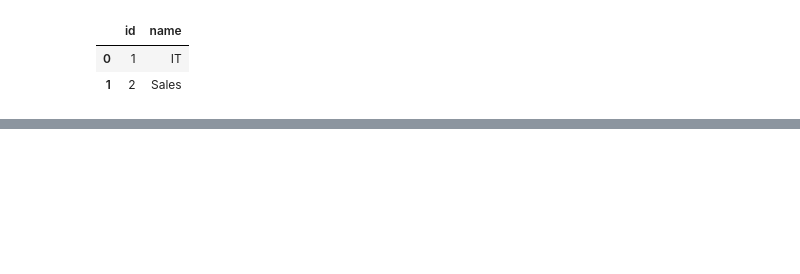
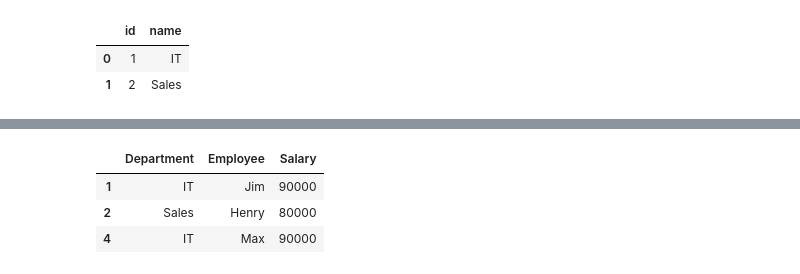
Before and after one commit to Praldmur/Tasks, a Jupyter notebook: LeetCode_Med.ipynb, the cells around one changed output, grey strips where cells are left out. Saved outputs shown, nothing was run; the diff lists cells and outputs as text; code cells hidden in the pictures; blank space fills up the shorter version.

```diff
--- a/LeetCode_Med.ipynb
+++ b/LeetCode_Med.ipynb
@@ -250,0 +253,15 @@ merged
+# %%
+# решение с сайта
+merged = employee.merge(department, left_on='departmentId', right_on='id', how='left')
+highest_salary = merged.loc[merged.groupby('departmentId')['salary'].transform('max') == merged['salary']]
+result = highest_salary[['name_x', 'salary', 'name_y']].rename(columns={
+    'name_y': 'Department',  # department name column
+    'name_x': 'Employee',    # employee name column
+    'salary': 'Salary'       # salary column
+})
+result[['Department', 'Employee', 'Salary']]
+# %% [output]
+|  | Department | Employee | Salary |
+| 1 | IT | Jim | 90000 |
+| 2 | Sales | Henry | 80000 |
+| 4 | IT | Max | 90000 |
```
Also changed, not shown: parts of 5 cells of this notebook.
